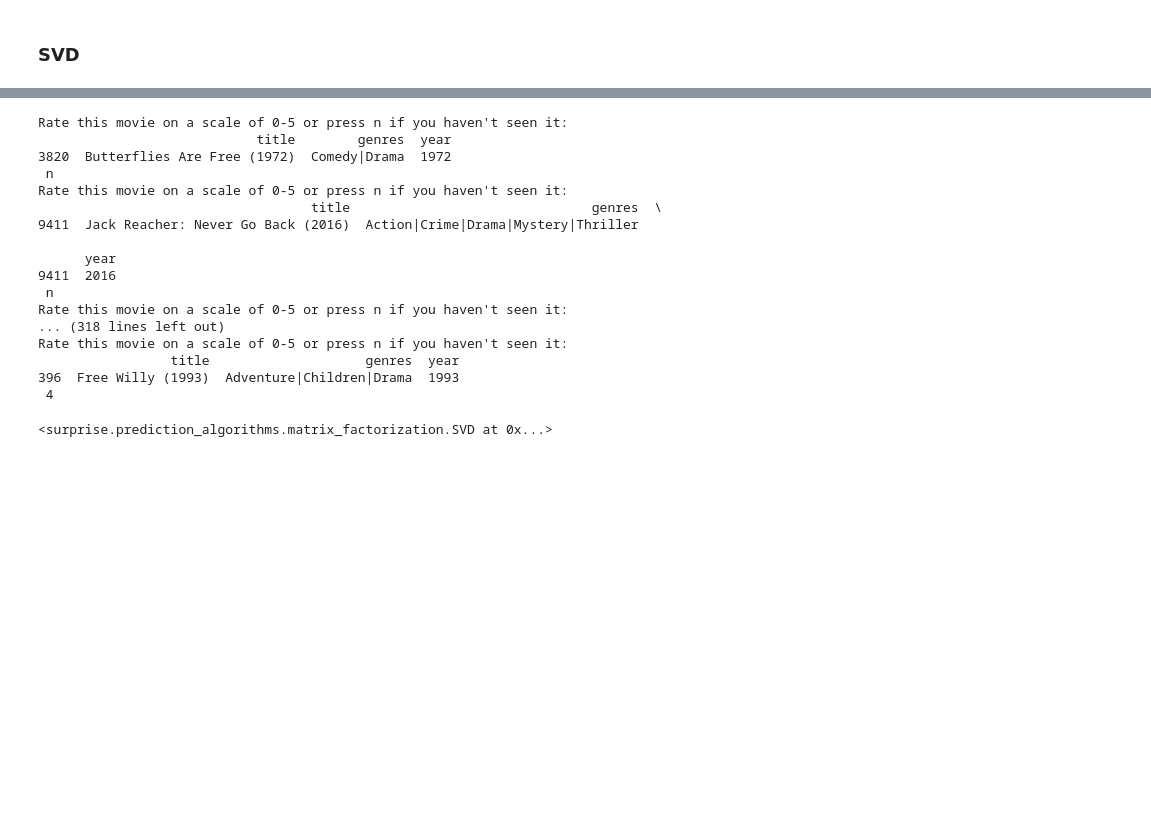
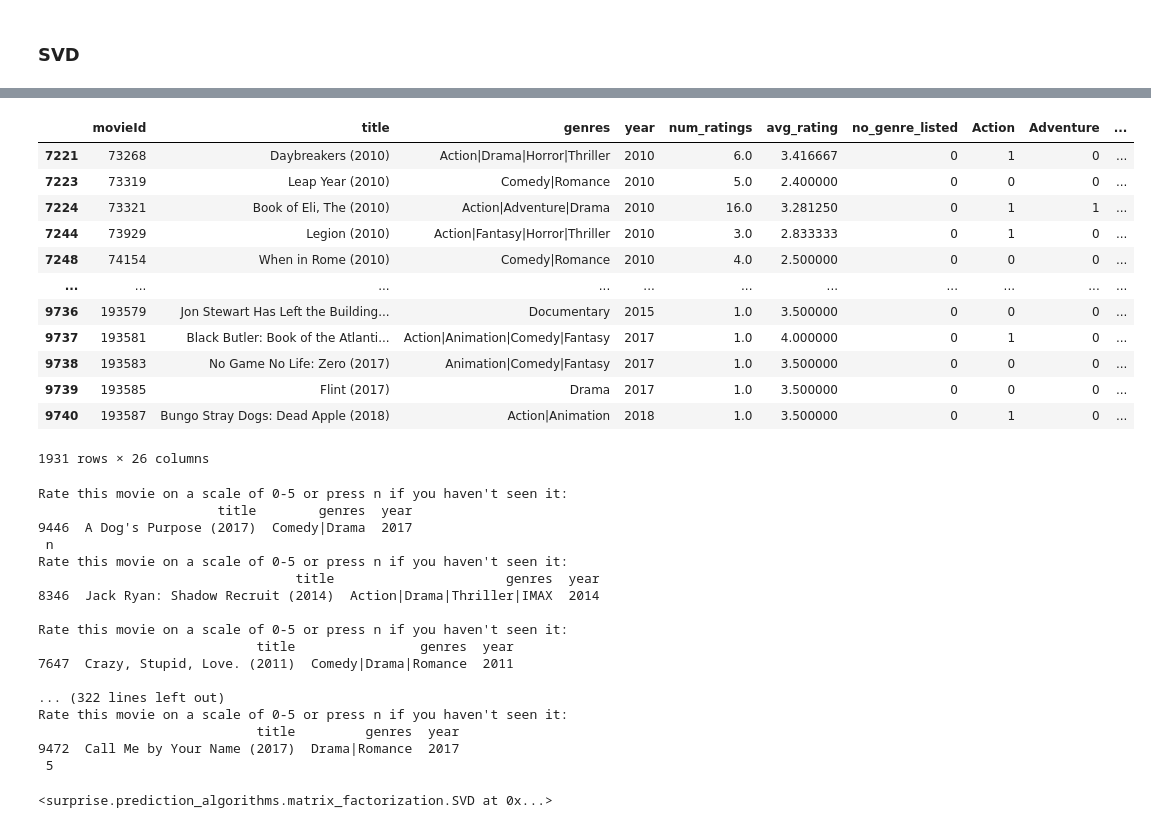
Before and after one commit to mitkrieg/movie-recommender, a Jupyter notebook: index.ipynb, the cells around one changed output, grey strips where cells are left out. Saved outputs shown, nothing was run; the diff lists cells and outputs as text; code cells hidden in the pictures; blank space fills up the shorter version.

```diff
--- a/index.ipynb
+++ b/index.ipynb
@@ -219 +220,17 @@ ratings.describe()
+# %%
+movies[movies.year >= 2010]
+# %% [output]
+|  | movieId | title | genres | year | num_ratings | avg_rating | no_genre_listed | Action | Adventure | ... |
+| 7221 | 73268 | Daybreakers (2010) | Action|Drama|Horror|Thriller | 2010 | 6.0 | 3.416667 | 0 | 1 | 0 | ... |
+| 7223 | 73319 | Leap Year (2010) | Comedy|Romance | 2010 | 5.0 | 2.400000 | 0 | 0 | 0 | ... |
+| 7224 | 73321 | Book of Eli, The (2010) | Action|Adventure|Drama | 2010 | 16.0 | 3.281250 | 0 | 1 | 1 | ... |
+| 7244 | 73929 | Legion (2010) | Action|Fantasy|Horror|Thriller | 2010 | 3.0 | 2.833333 | 0 | 1 | 0 | ... |
+| 7248 | 74154 | When in Rome (2010) | Comedy|Romance | 2010 | 4.0 | 2.500000 | 0 | 0 | 0 | ... |
+| ... | ... | ... | ... | ... | ... | ... | ... | ... | ... | ... |
+| 9736 | 193579 | Jon Stewart Has Left the Building... | Documentary | 2015 | 1.0 | 3.500000 | 0 | 0 | 0 | ... |
+| 9737 | 193581 | Black Butler: Book of the Atlanti... | Action|Animation|Comedy|Fantasy | 2017 | 1.0 | 4.000000 | 0 | 1 | 0 | ... |
+| 9738 | 193583 | No Game No Life: Zero (2017) | Animation|Comedy|Fantasy | 2017 | 1.0 | 3.500000 | 0 | 0 | 0 | ... |
+| 9739 | 193585 | Flint (2017) | Drama | 2017 | 1.0 | 3.500000 | 0 | 0 | 0 | ... |
+| 9740 | 193587 | Bungo Stray Dogs: Dead Apple (2018) | Action|Animation | 2018 | 1.0 | 3.500000 | 0 | 1 | 0 | ... |
+1931 rows × 26 columns
 # %%
@@ -238,25 +262,25 @@ def movie_rater(movies, num, genre=None):
             num -= 1
     return user_ratings
 # %%
-insert_ratings = movie_rater(movies, 5, 'Drama')
+insert_ratings = movie_rater(movies, 5, genre='Drama',year=2010)
 # %% [output]
 Rate this movie on a scale of 0-5 or press n if you haven't seen it:
-                            title        genres  year
-3820  Butterflies Are Free (1972)  Comedy|Drama  1972
+                       title        genres  year
+9446  A Dog's Purpose (2017)  Comedy|Drama  2017
  n
 Rate this movie on a scale of 0-5 or press n if you haven't seen it:
-                                   title                               genres  \
-9411  Jack Reacher: Never Go Back (2016)  Action|Crime|Drama|Mystery|Thriller
+                                 title                      genres  year
+8346  Jack Ryan: Shadow Recruit (2014)  Action|Drama|Thriller|IMAX  2014
 
-      year
-9411  2016
- n
 Rate this movie on a scale of 0-5 or press n if you haven't seen it:
-... (318 lines left out)
+                            title                genres  year
+7647  Crazy, Stupid, Love. (2011)  Comedy|Drama|Romance  2011
+
+... (322 lines left out)
 Rate this movie on a scale of 0-5 or press n if you haven't seen it:
-                 title                    genres  year
-396  Free Willy (1993)  Adventure|Children|Drama  1993
- 4
+                            title         genres  year
+9472  Call Me by Your Name (2017)  Drama|Romance  2017
+ 5
 # %%
 movies_rated = ratings.append(insert_ratings,ignore_index=True)
 surprise_data = Dataset.load_from_df(movies_rated,Reader(rating_scale=(0,5)))
```
Also changed, not shown: parts of 12 cells of this notebook.
